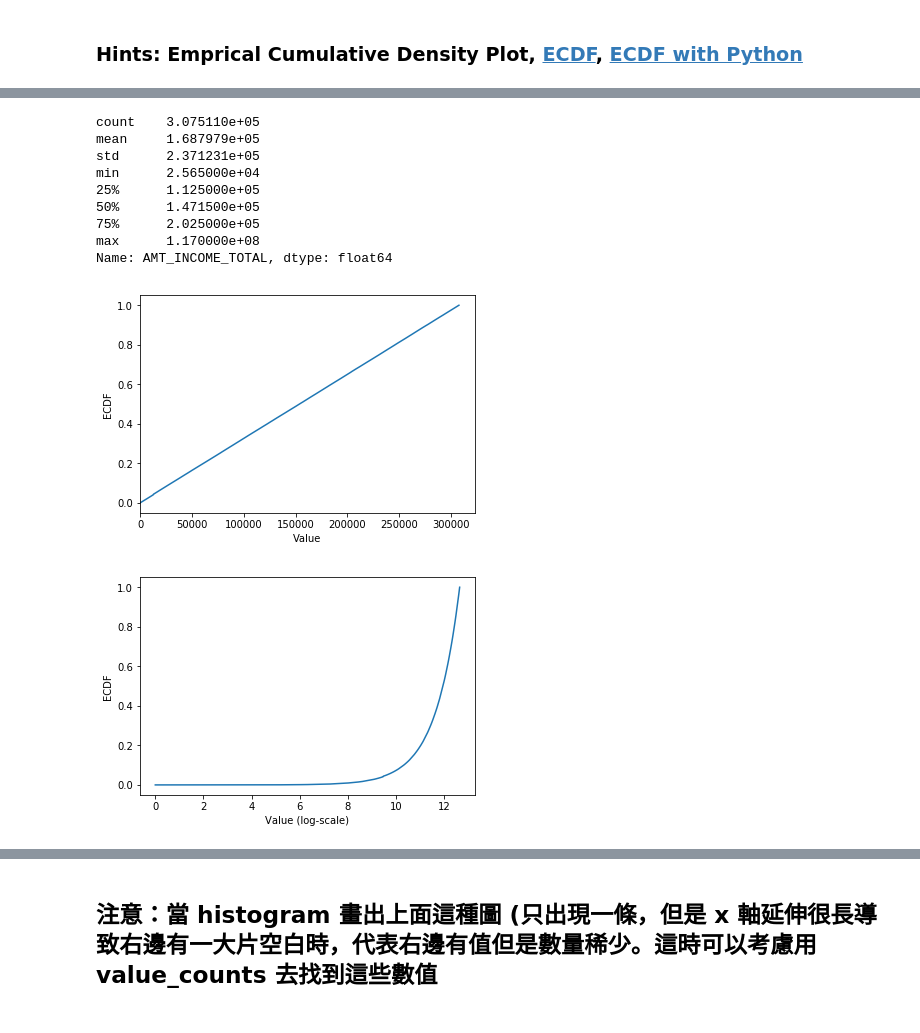
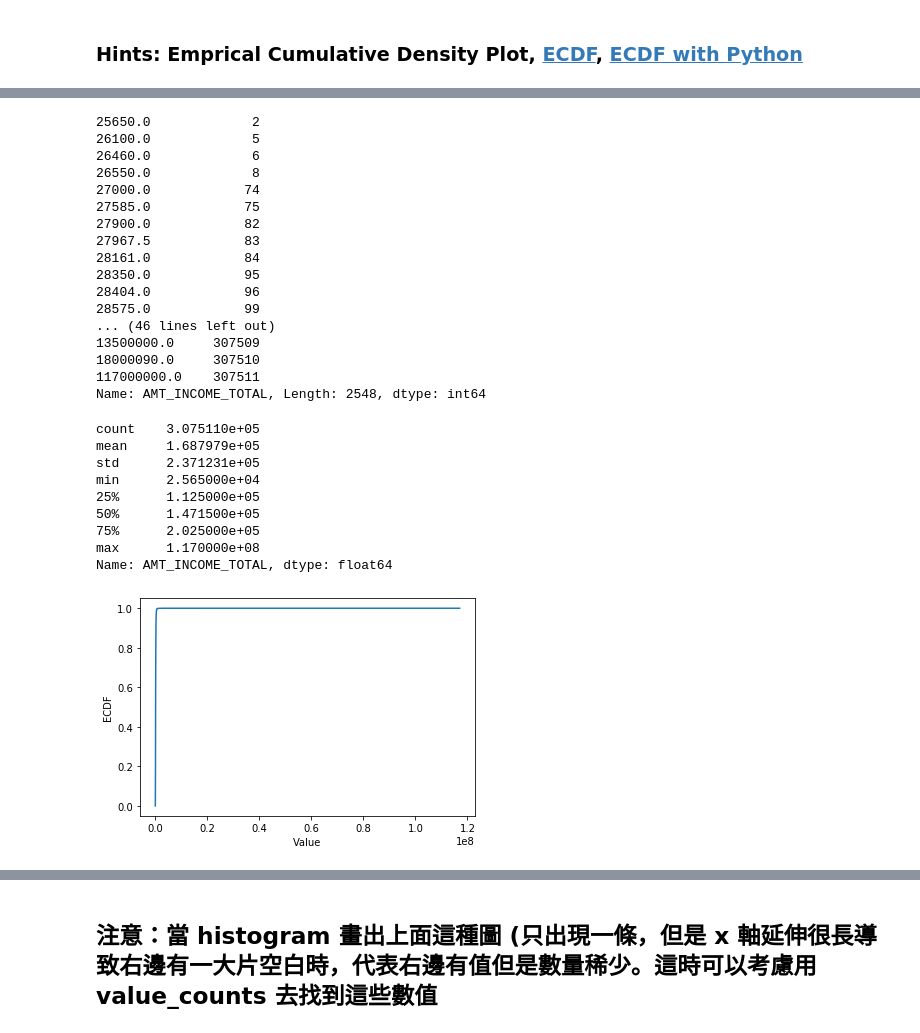
Before and after one commit to jsw7524/4th-ML100Days, a Jupyter notebook: homework/Day_009_HW_jsw7524.ipynb, the cells around one changed output, grey strips where cells are left out. Saved outputs shown, nothing was run; the diff lists cells and outputs as text; code cells hidden in the pictures.

```diff
--- a/homework/Day_009_HW_jsw7524.ipynb
+++ b/homework/Day_009_HW_jsw7524.ipynb
@@ -84,42 +76,50 @@ DAYS_REGISTRATION
+# %%
+app_train.AMT_INCOME_TOTAL.value_counts().sort_index().cumsum()
+# %% [output]
+25650.0             2
+26100.0             5
+26460.0             6
+26550.0             8
+27000.0            74
+27585.0            75
+27900.0            82
+27967.5            83
+28161.0            84
+28350.0            95
+28404.0            96
+28575.0            99
+... (46 lines left out)
+13500000.0     307509
+18000090.0     307510
+117000000.0    307511
+Name: AMT_INCOME_TOTAL, Length: 2548, dtype: int64
 # %%
 # 最大值離平均與中位數很遠
 print(app_train['AMT_INCOME_TOTAL'].describe())
 
 # 繪製 Empirical Cumulative Density Plot (ECDF)
 """
 YOUR CODE HERE
 """
-cdf = np.cumsum(app_train['AMT_INCOME_TOTAL'] / (len(app_train) - 1) )
+cdf = app_train.AMT_INCOME_TOTAL.value_counts().sort_index().cumsum()
 
 
-plt.plot(list(cdf.index), cdf/cdf.max())
+plt.plot( (cdf.index),(cdf)/cdf.max())
 plt.xlabel('Value')
 plt.ylabel('ECDF')
-plt.xlim([cdf.index.min(), cdf.index.max() * 1.05]) # 限制顯示圖片的範圍
-plt.ylim([-0.05,1.05]) # 限制顯示圖片的範圍
 
 plt.show()
-
-# 改變 y 軸的 Scale, 讓我們可以正常檢視 ECDF  ??是改變 x 軸的 Scale??
-plt.plot(np.log(list(cdf.index)), cdf/cdf.max())
-plt.xlabel('Value (log-scale)')
-plt.ylabel('ECDF')
-
-plt.ylim([-0.05,1.05]) # 限制顯示圖片的範圍
-
-plt.show()
 # %% [output]
 count    3.075110e+05
 mean     1.687979e+05
 std      2.371231e+05
 min      2.565000e+04
 25%      1.125000e+05
 50%      1.471500e+05
 75%      2.025000e+05
 max      1.170000e+08
 Name: AMT_INCOME_TOTAL, dtype: float64
-[figure, old version]
+[figure, new version]
-[figure, removed]
 # %% [markdown]
 ## 補充：Normal dist 的 ECDF
 ![ecdf_normal](https://au.mathworks.com/help/examples/stats/win64/PlotEmpiricalCdfAndCompareWithSamplingDistributionExample_01.png)
```
Also changed, not shown: parts of 4 cells of this notebook.
